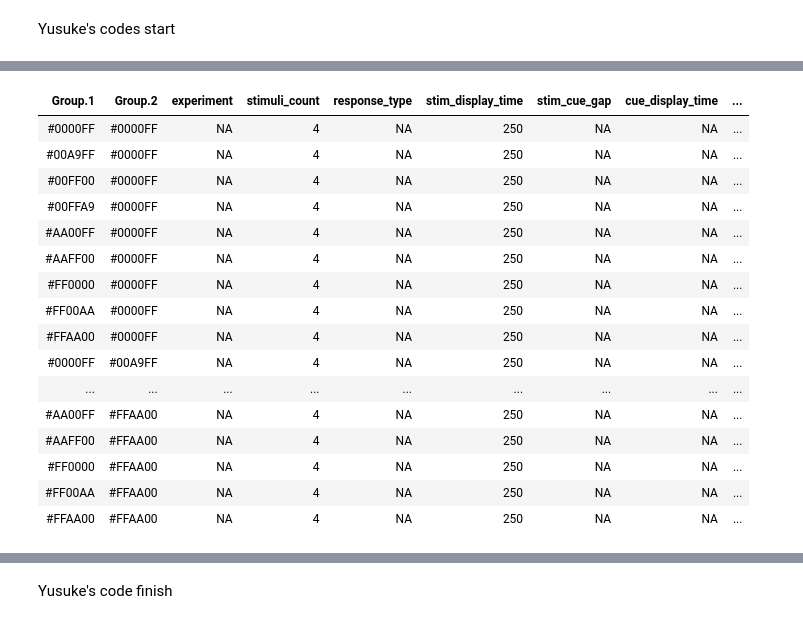
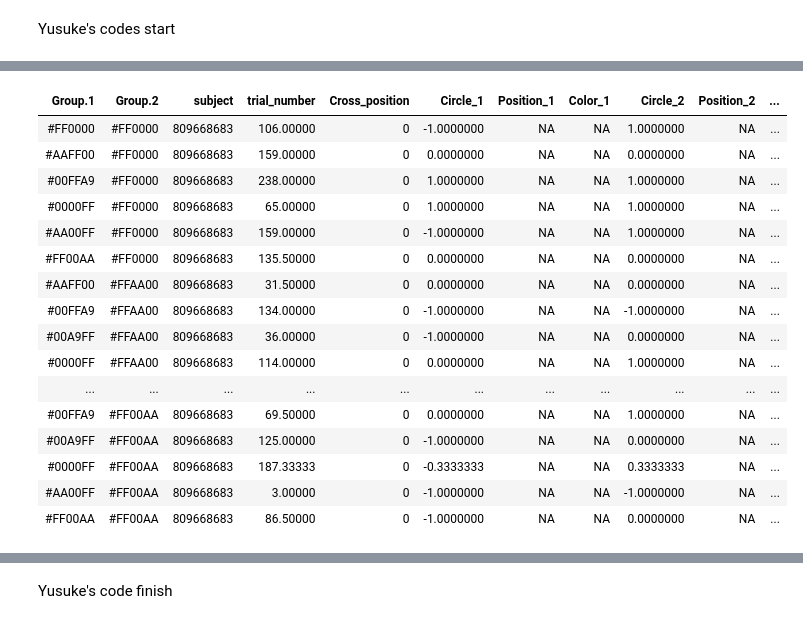
Before and after one commit to Yusuke710/Intern2020WinterProject4, a Jupyter notebook: Fovea vs. Periphery Color Similarity Pilot Analysis - All Data Analysis-Copy1.ipynb, the cells around one changed output, grey strips where cells are left out. Cells and saved outputs as stored; diff of their text form; code cells hidden in the pictures.

```diff
--- a/Fovea vs. Periphery Color Similarity Pilot Analysis - All Data Analysis-Copy1.ipynb
+++ b/Fovea vs. Periphery Color Similarity Pilot Analysis - All Data Analysis-Copy1.ipynb
@@ -1,8 +1,8 @@
 # %% [markdown]
 ### Filename we're going to play with
 # %%
-#filename = "data/mturkfvppilot_scaling3_time250_2stim.csv"
-filename = "data/alldata.csv"
+filename = "data/mturkfvppilot_scaling3_time250_2stim.csv"
+#filename = "data/alldata.csv"
 # %%
 stimuli_number = 9
 response_type_list = c('during','after_1','after_2')
@@ -822,9 +850,16 @@ cos(datadf$Position_1[1])
 # %%
-# obtain dissimilarity matrices with particular location values from dataframes
-dissimdata_position_left2right <- function(datadf, colors, Position_1, Position_2){
-    # select only the location we want to keep. Left is similar to right
-    datatemp = subset(datadf, Position_1 == "left")
-    #datatemp = subset(datatemp, Position_2 == "right")
+# obtain particular location values from dataframes for the plot function
+dissimdata_position <- function(datadf, colors, Position_1, Position_2, direction){
+    # select only the location we want to keep. eg. Left is similar to right
+    if (direction == "left2right")
+    {datatemp = subset(datadf, Position_1 == "left")}  # no need to set Position_2 == "right" as Position_2 is already set
+                                                       # by Position_1 == "left"
+    else if (direction == "right2left")
+    {datatemp = subset(datadf, Position_1 == "right")}
+    else if (direction == "top2bottom")
+    {datatemp = subset(datadf, Position_1 == "top")}
+    else if (direction == "bottom2top")
+    {datatemp = subset(datadf, Position_1 == "bottom")}
 
     # refactor the levels so they can be plotted properly later if need be
     datatemp$Color_1 <- with(datatemp, factor(Color_1, levels = colors))
@@ -873,11 +895,10 @@ dissimplot_position <- function(datadf,colors,dependent='color'){
 }
 # %%
 testdf <- subset(datadf, subject == 809668683)
-testdf <- label_left_right(testdf)
-testdf
+testdf <- label_position(testdf, "leftright")
+#testdf
 
 dissimplot(dissimdata(testdf, colors, l2e('Foveal'), l2e('Foveal')),colors)
-dissimplot_position(dissimdata_position_left2right(testdf, colors, Position_1, Position_2),colors)
-#dissimplot_position(dissimdata_position_left2right(testdf, colors, Position_2, Position_1),colors)
-dissimplot_position(dissimdata_position_right2left(testdf, colors, Position_1, Position_2),colors)
+dissimplot_position(dissimdata_position(testdf, colors, Position_1, Position_2, "left2right"),colors)
+#dissimplot_position(dissimdata_position_right2left(testdf, colors, Position_1, Position_2),colors)
 # %% [output]
@@ -923,2 +930,5 @@ df2mat_asymmetry_position <- function(datadf,Position_1, Position_2){
     return(matdf)
 }
+# %%
+testdf <- dissimdata_position(testdf, colors, Position_1, Position_2, "left2right")
+testdf
@@ -925,21 +953,21 @@ df2mat_asymmetry_position <- function(datadf,Position_1, Position_2){
 # %%
- nmdsdata <- aggregate(datadf, by = list(datadf$Color_1, datadf$Color_2),FUN=mean)
+ nmdsdata <- aggregate(testdf, by = list(testdf$Color_1, testdf$Color_2),FUN=mean)
 nmdsdata
 # %% [output]
-| Group.1 | Group.2 | experiment | stimuli_count | response_type | stim_display_time | stim_cue_gap | cue_display_time | ... |
-| #0000FF | #0000FF | NA | 4 | NA | 250 | NA | NA | ... |
-| #00A9FF | #0000FF | NA | 4 | NA | 250 | NA | NA | ... |
-| #00FF00 | #0000FF | NA | 4 | NA | 250 | NA | NA | ... |
-| #00FFA9 | #0000FF | NA | 4 | NA | 250 | NA | NA | ... |
-| #AA00FF | #0000FF | NA | 4 | NA | 250 | NA | NA | ... |
-| #AAFF00 | #0000FF | NA | 4 | NA | 250 | NA | NA | ... |
-| #FF0000 | #0000FF | NA | 4 | NA | 250 | NA | NA | ... |
-| #FF00AA | #0000FF | NA | 4 | NA | 250 | NA | NA | ... |
-| #FFAA00 | #0000FF | NA | 4 | NA | 250 | NA | NA | ... |
-| #0000FF | #00A9FF | NA | 4 | NA | 250 | NA | NA | ... |
-| ... | ... | ... | ... | ... | ... | ... | ... | ... |
-| #AA00FF | #FFAA00 | NA | 4 | NA | 250 | NA | NA | ... |
-| #AAFF00 | #FFAA00 | NA | 4 | NA | 250 | NA | NA | ... |
-| #FF0000 | #FFAA00 | NA | 4 | NA | 250 | NA | NA | ... |
-| #FF00AA | #FFAA00 | NA | 4 | NA | 250 | NA | NA | ... |
-| #FFAA00 | #FFAA00 | NA | 4 | NA | 250 | NA | NA | ... |
+| Group.1 | Group.2 | subject | trial_number | Cross_position | Circle_1 | Position_1 | Color_1 | Circle_2 | Position_2 | ... |
+| #FF0000 | #FF0000 | 809668683 | 106.00000 | 0 | -1.0000000 | NA | NA | 1.0000000 | NA | ... |
+| #AAFF00 | #FF0000 | 809668683 | 159.00000 | 0 | 0.0000000 | NA | NA | 0.0000000 | NA | ... |
+| #00FFA9 | #FF0000 | 809668683 | 238.00000 | 0 | 1.0000000 | NA | NA | 1.0000000 | NA | ... |
+| #0000FF | #FF0000 | 809668683 | 65.00000 | 0 | 1.0000000 | NA | NA | 1.0000000 | NA | ... |
+| #AA00FF | #FF0000 | 809668683 | 159.00000 | 0 | -1.0000000 | NA | NA | 1.0000000 | NA | ... |
+| #FF00AA | #FF0000 | 809668683 | 135.50000 | 0 | 0.0000000 | NA | NA | 0.0000000 | NA | ... |
+| #AAFF00 | #FFAA00 | 809668683 | 31.50000 | 0 | 0.0000000 | NA | NA | 0.0000000 | NA | ... |
+| #00FFA9 | #FFAA00 | 809668683 | 134.00000 | 0 | -1.0000000 | NA | NA | -1.0000000 | NA | ... |
+| #00A9FF | #FFAA00 | 809668683 | 36.00000 | 0 | -1.0000000 | NA | NA | 0.0000000 | NA | ... |
+| #0000FF | #FFAA00 | 809668683 | 114.00000 | 0 | 0.0000000 | NA | NA | 1.0000000 | NA | ... |
+| ... | ... | ... | ... | ... | ... | ... | ... | ... | ... | ... |
+| #00FFA9 | #FF00AA | 809668683 | 69.50000 | 0 | 0.0000000 | NA | NA | 1.0000000 | NA | ... |
+| #00A9FF | #FF00AA | 809668683 | 125.00000 | 0 | -1.0000000 | NA | NA | 0.0000000 | NA | ... |
+| #0000FF | #FF00AA | 809668683 | 187.33333 | 0 | -0.3333333 | NA | NA | 0.3333333 | NA | ... |
+| #AA00FF | #FF00AA | 809668683 | 3.00000 | 0 | -1.0000000 | NA | NA | -1.0000000 | NA | ... |
+| #FF00AA | #FF00AA | 809668683 | 86.50000 | 0 | -1.0000000 | NA | NA | 0.0000000 | NA | ... |
```
Also changed, not shown: parts of 29 cells of this notebook.
